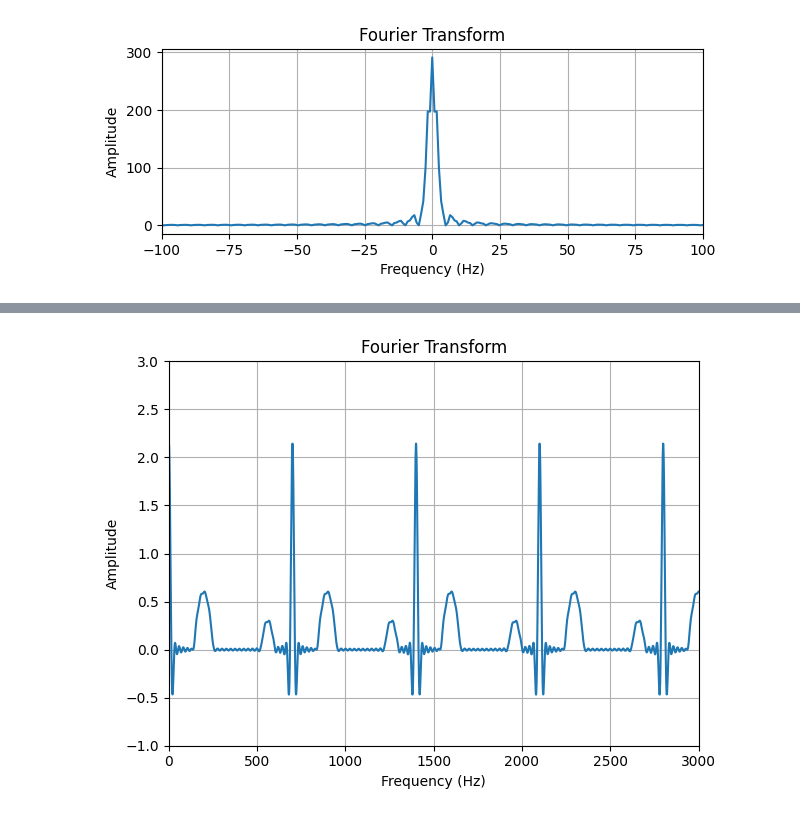
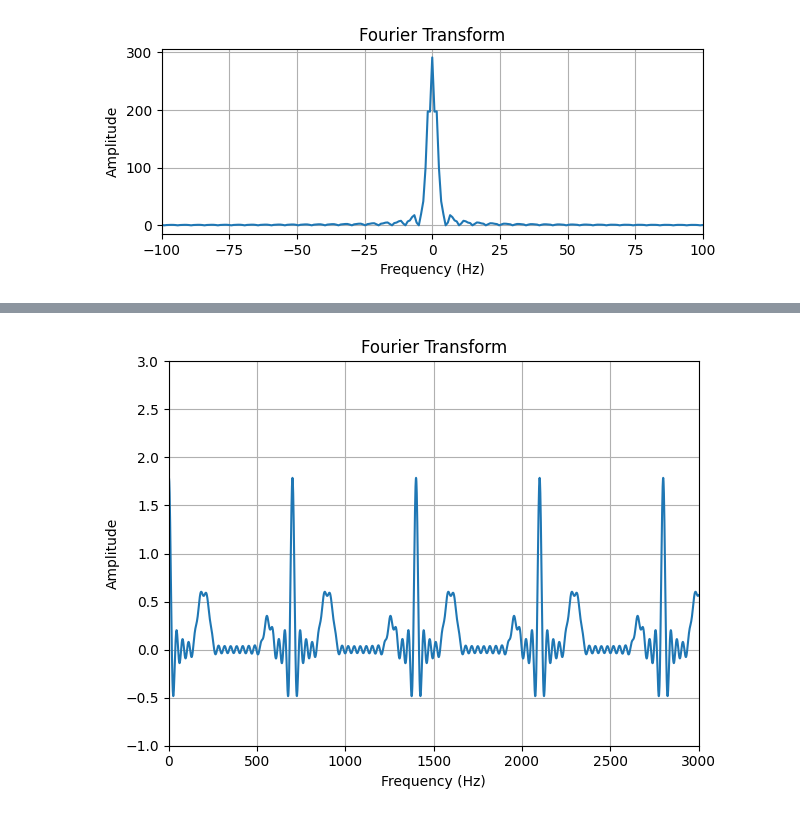
Before and after one commit to SalvatoreAguilera/ECG-SIM, a Jupyter notebook: ecg.ipynb, the cells around one changed output, grey strips where cells are left out. Drawn from its saved outputs; the diff is of its cells as text; code cells hidden in the pictures.

```diff
--- a/ecg.ipynb
+++ b/ecg.ipynb
@@ -329,7 +329,7 @@ def T_wave(n, low, high, amp, c1):
 
 def fourier():
     #R-WAVE
-    n, b, amp, p1, p2 = 60, 2, 2.5, -20, 20
+    n, b, amp, p1, p2 = 30, 2, 2.5, -20, 20
     R_an, R_a0 = r_wave(n,b,amp, p1,p2)
     #Q_an, Q_a0 = coefficients(n, b, amp, 20, 40, -60)
     S_an, S_a0 = s_wave(n, b, amp, abs(p1)+abs(p2), 20, 40, -60)
@@ -448,36 +448,36 @@ def T_wave(n, low, high, amp, c1):
 
 def fourier():
     #R-WAVE
-    n, b, amp, p1, p2 = 40, 2, 2.5, -20, 20
+    n, b, amp, p1, p2 = 20, 2, 2.5, -20, 20
     R_an, R_a0 = r_wave(n,b,amp, p1,p2)
     #Q_an, Q_a0 = coefficients(n, b, amp, 20, 40, -60)
     S_an, S_a0 = s_wave(n, b, amp, abs(p1)+abs(p2), 20, 40, -60)
     T_an, T_a0, T_bn = T_wave(n, 200, 360, .6,-280)
     P_an, P_a0, P_bn = T_wave(n, -260, -143, .3, 200)
     #R_an +=  Q_an + S_an
     R_a0 +=  T_a0 + S_a0 + P_a0
 
     x = np.arange(-10000, 10000, 1)
 
     y = np.zeros(len(x))
     for j in range (len(x)):
         for i in range(1,n+1):
             y[j] +=  (np.cos((np.pi*i*x[j])/350) * T_an[i-1]) + (np.sin((np.pi*i*x[j])/350) * T_bn[i-1])
             y[j] +=  (np.cos((np.pi*i*x[j])/350) * R_an[i-1])
             y[j] +=  (np.cos((np.pi*i*x[j])/350) * S_an[i-1])
             y[j] +=  (np.cos((np.pi*i*x[j])/350) * P_an[i-1]) + (np.sin((np.pi*i*x[j])/350) * P_bn[i-1])
         y[j] += (R_a0/2)
     return x, y
 
 x, y = fourier()
 plt.plot(x, y)
 plt.title('Fourier Transform')
 plt.xlabel('Frequency (Hz)')
 plt.ylabel('Amplitude')
 plt.grid(True)
 plt.ylim(-1, 3)
 plt.xlim(0, 3000)
 plt.tight_layout()
 plt.show()
 # %% [output]
-[figure, old version]
+[figure, new version]
```
Also changed, not shown: parts of 4 cells of this notebook, 1 other file.
